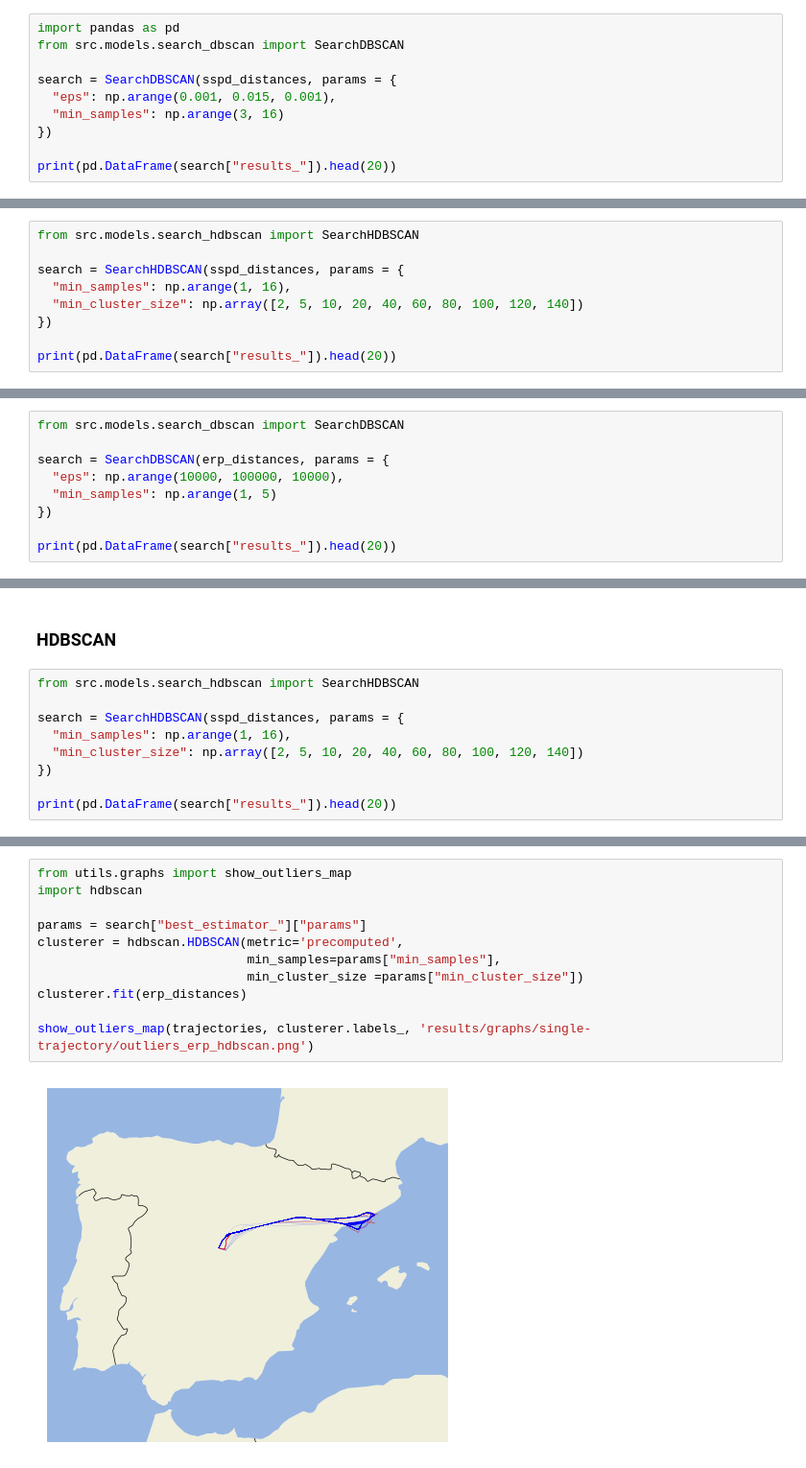
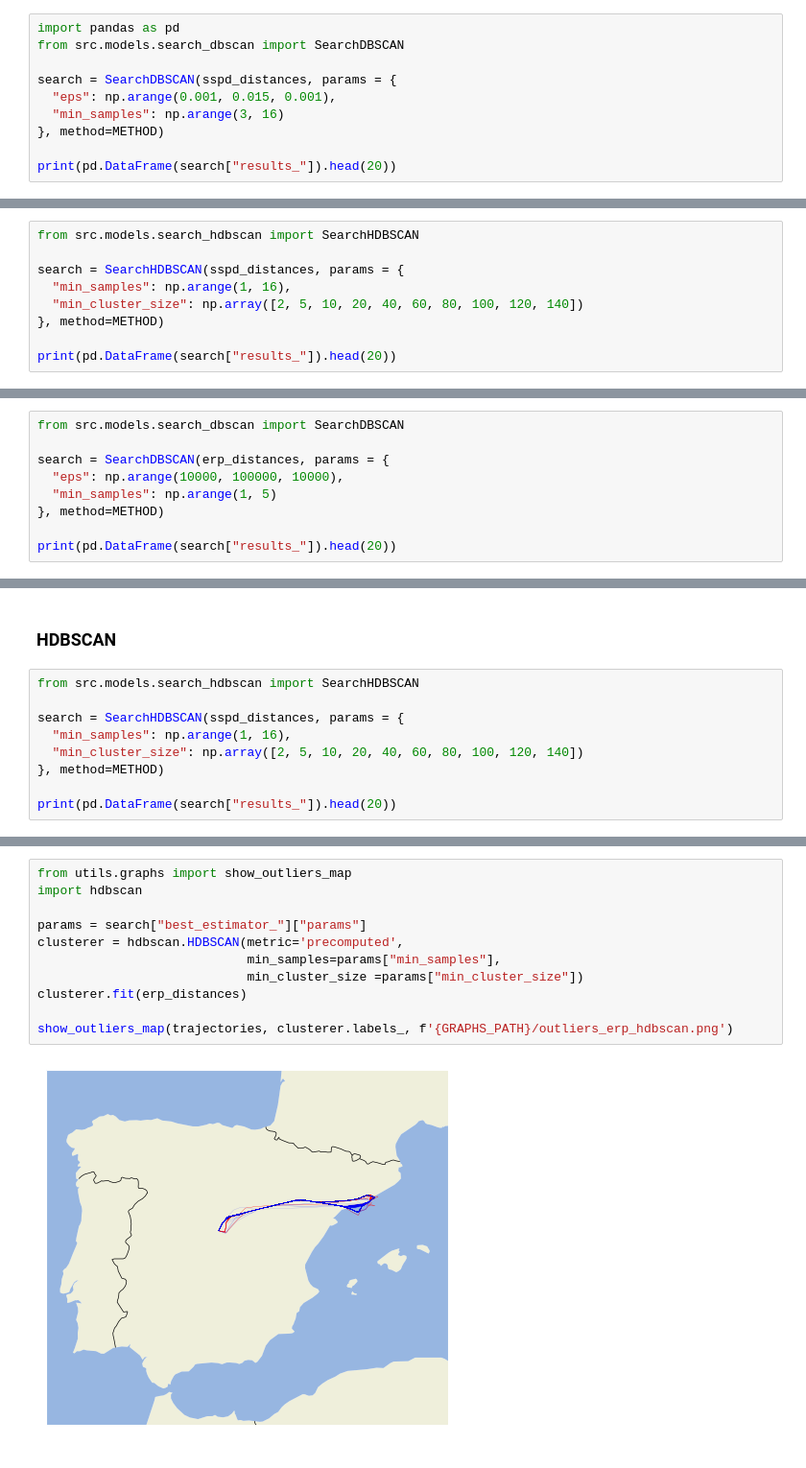
Before and after one commit to rodrigosancho/ucjc_data-science_tfm, a Jupyter notebook: Data_procesing_pipeline_single-trajectory.ipynb, the cells around one changed output, grey strips where cells are left out. Shown: that part at 96% size. Drawn from its saved outputs; the diff is of its cells as text.

```diff
--- a/Data_procesing_pipeline_single-trajectory.ipynb
+++ b/Data_procesing_pipeline_single-trajectory.ipynb
@@ -54,7 +59,7 @@ from src.models.search_dbscan import SearchDBSCAN
 search = SearchDBSCAN(sspd_distances, params = {
   "eps": np.arange(0.001, 0.015, 0.001),
   "min_samples": np.arange(3, 16)
-})
+}, method=METHOD)
 
 print(pd.DataFrame(search["results_"]).head(20))
 # %% [output]
@@ -98,7 +103,7 @@ from src.models.search_hdbscan import SearchHDBSCAN
 search = SearchHDBSCAN(sspd_distances, params = {
   "min_samples": np.arange(1, 16),
   "min_cluster_size": np.array([2, 5, 10, 20, 40, 60, 80, 100, 120, 140])
-})
+}, method=METHOD)
 
 print(pd.DataFrame(search["results_"]).head(20))
 # %% [output]
@@ -166,7 +171,7 @@ from src.models.search_dbscan import SearchDBSCAN
 search = SearchDBSCAN(erp_distances, params = {
   "eps": np.arange(10000, 100000, 10000),
   "min_samples": np.arange(1, 5)
-})
+}, method=METHOD)
 
 print(pd.DataFrame(search["results_"]).head(20))
 # %% [output]
@@ -208,7 +213,7 @@ from src.models.search_hdbscan import SearchHDBSCAN
 search = SearchHDBSCAN(sspd_distances, params = {
   "min_samples": np.arange(1, 16),
   "min_cluster_size": np.array([2, 5, 10, 20, 40, 60, 80, 100, 120, 140])
-})
+}, method=METHOD)
 
 print(pd.DataFrame(search["results_"]).head(20))
 # %% [output]
@@ -232,13 +237,13 @@ print(pd.DataFrame(search["results_"]).head(20))
 # %%
 from utils.graphs import show_outliers_map
 import hdbscan
 
 params = search["best_estimator_"]["params"]
 clusterer = hdbscan.HDBSCAN(metric='precomputed',
                             min_samples=params["min_samples"],
                             min_cluster_size =params["min_cluster_size"])
 clusterer.fit(erp_distances)
 
-show_outliers_map(trajectories, clusterer.labels_, 'results/graphs/single-trajectory/outliers_erp_hdbscan.png')
+show_outliers_map(trajectories, clusterer.labels_, f'{GRAPHS_PATH}/outliers_erp_hdbscan.png')
 # %% [output]
-[figure, old version]
+[figure, new version]
```
Also changed, not shown: parts of 10 cells of this notebook, 18 other files.
